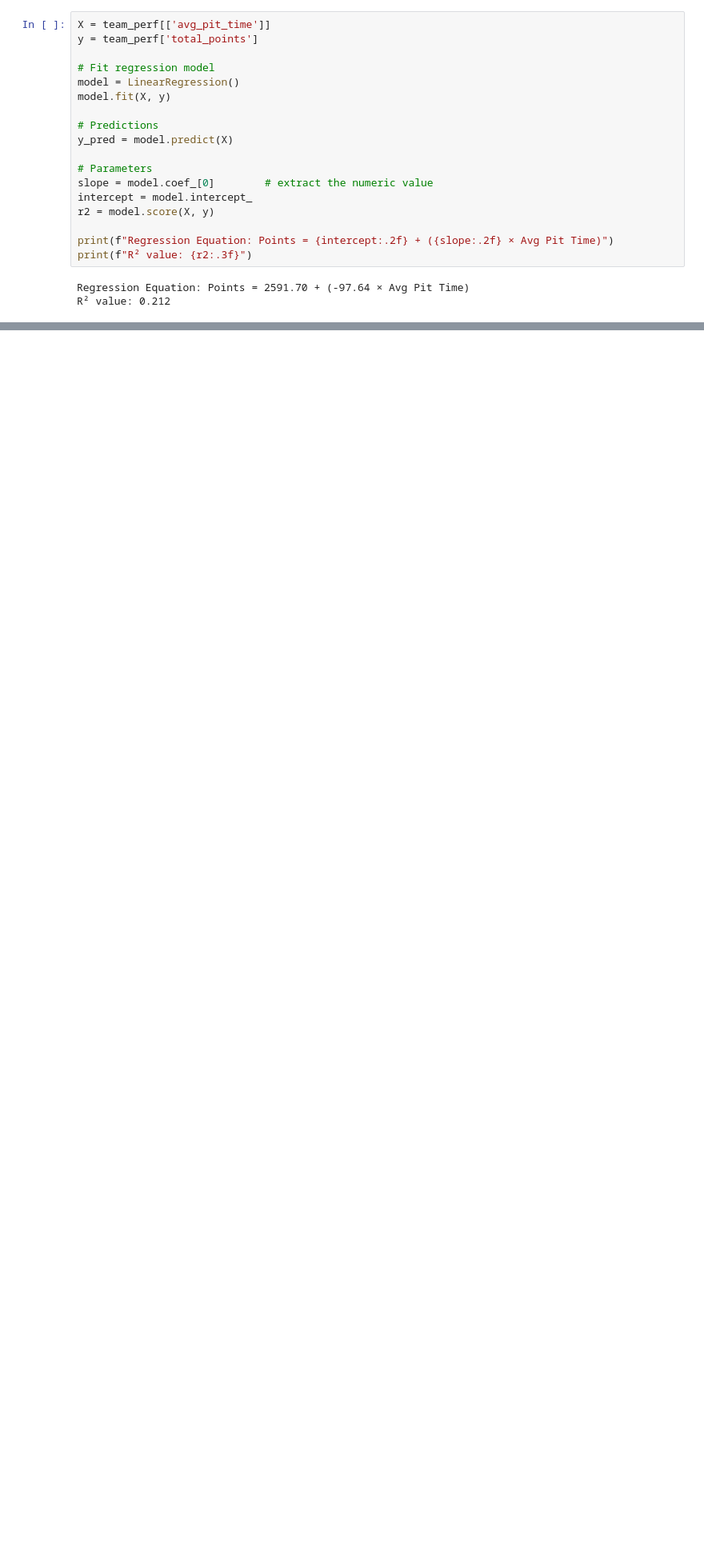
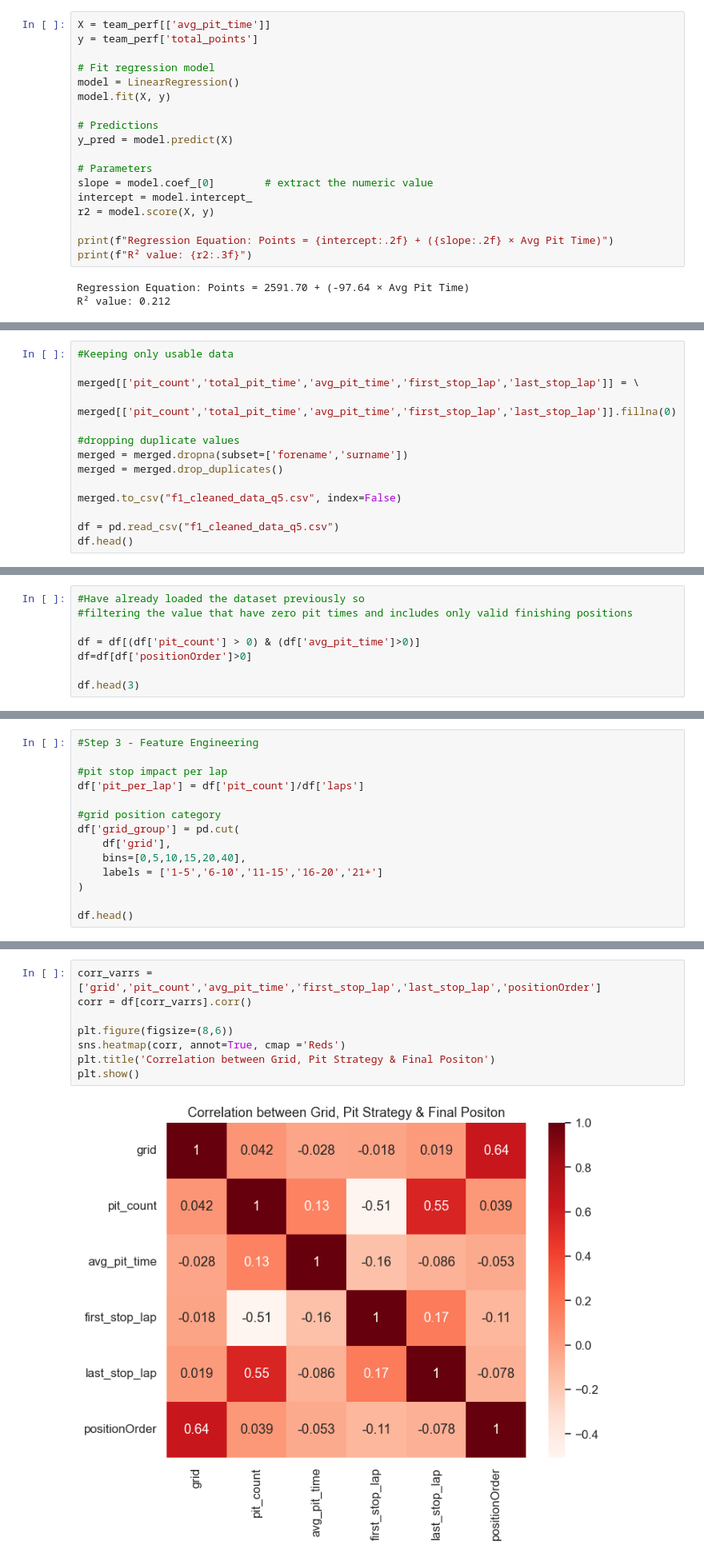
Before and after one commit to mahaejaz2699/Dissertation, a Jupyter notebook: data.ipynb, the cells around one changed output, grey strips where cells are left out. Shown at 80% size. Saved outputs shown, nothing was run; the diff lists cells and outputs as text; blank space fills up the shorter version.

```diff
--- a/data.ipynb
+++ b/data.ipynb
@@ -2443,0 +2502,14 @@ In contrast, circuits such as the Red Bull Ring, Autódromo do Algarve and Autó
+# %%
+#Keeping only usable data
+
+merged[['pit_count','total_pit_time','avg_pit_time','first_stop_lap','last_stop_lap']] = \
+    merged[['pit_count','total_pit_time','avg_pit_time','first_stop_lap','last_stop_lap']].fillna(0)
+
+#dropping duplicate values
+merged = merged.dropna(subset=['forename','surname'])
+merged = merged.drop_duplicates()
+
+merged.to_csv("f1_cleaned_data_q5.csv", index=False)
+
+df = pd.read_csv("f1_cleaned_data_q5.csv")
+df.head()
@@ -2443,0 +2524,8 @@ In contrast, circuits such as the Red Bull Ring, Autódromo do Algarve and Autó
+# %%
+#Have already loaded the dataset previously so
+#filtering the value that have zero pit times and includes only valid finishing positions
+
+df = df[(df['pit_count'] > 0) & (df['avg_pit_time']>0)]
+df=df[df['positionOrder']>0]
+
+df.head(3)
@@ -2443,0 +2538,14 @@ In contrast, circuits such as the Red Bull Ring, Autódromo do Algarve and Autó
+# %%
+#Step 3 - Feature Engineering
+
+#pit stop impact per lap
+df['pit_per_lap'] = df['pit_count']/df['laps']
+
+#grid position category
+df['grid_group'] = pd.cut(
+    df['grid'],
+    bins=[0,5,10,15,20,40],
+    labels = ['1-5','6-10','11-15','16-20','21+']
+)
+
+df.head()
@@ -2443,0 +2560,10 @@ In contrast, circuits such as the Red Bull Ring, Autódromo do Algarve and Autó
+# %%
+corr_varrs = ['grid','pit_count','avg_pit_time','first_stop_lap','last_stop_lap','positionOrder']
+corr = df[corr_varrs].corr()
+
+plt.figure(figsize=(8,6))
+sns.heatmap(corr, annot=True, cmap ='Reds')
+plt.title('Correlation between Grid, Pit Strategy & Final Positon')
+plt.show()
+# %% [output]
+[figure, added]
```
Also changed, not shown: parts of 93 cells of this notebook, 1 other file.
